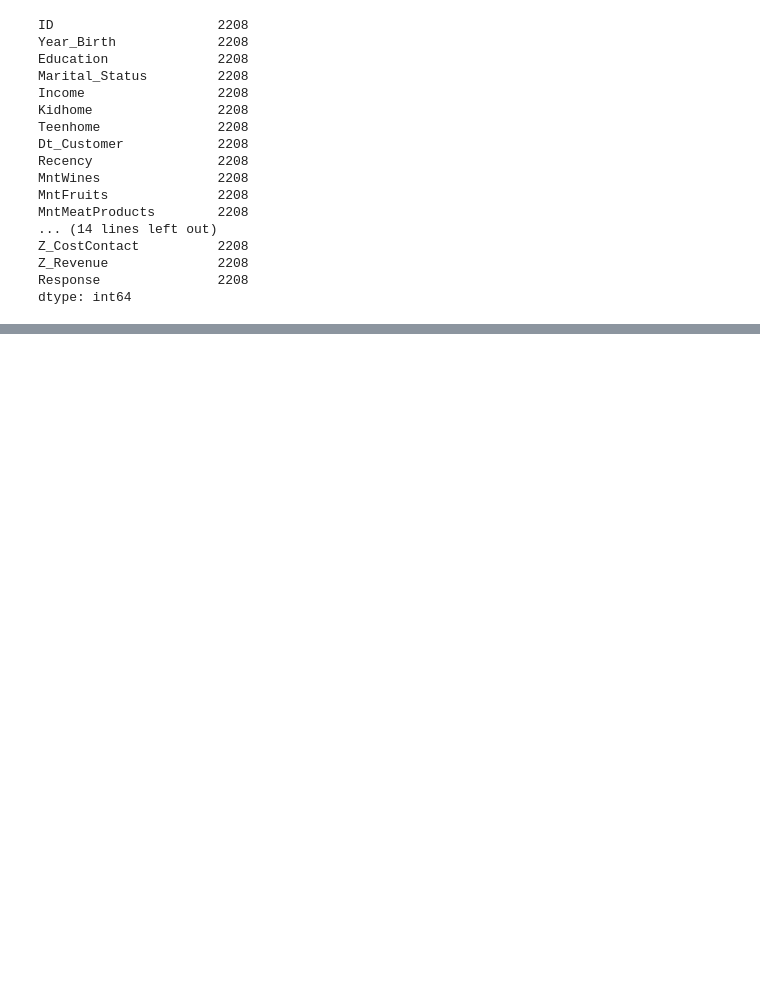
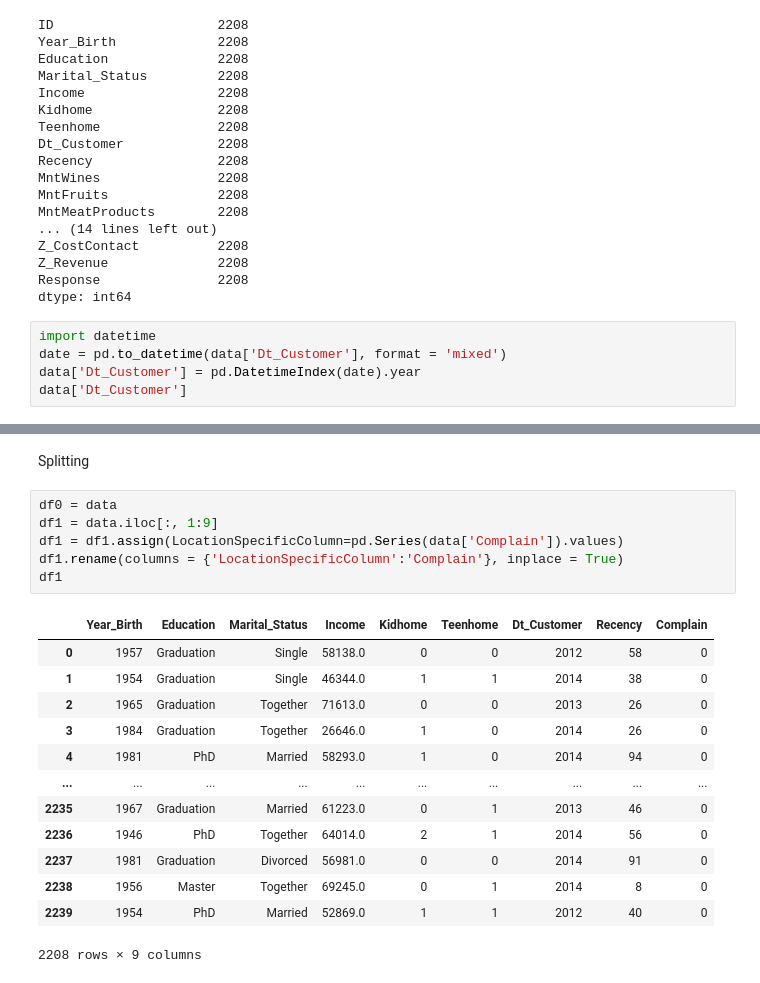
Before and after one commit to mkhadikn/Data-Analysis-and-Science, a Jupyter notebook: Company's_Ideal_Customers(Marketing_Strategy).ipynb, the cells around one changed output, grey strips where cells are left out. Drawn from its saved outputs; the diff is of its cells as text; blank space fills up the shorter version.

```diff
--- a/Company's_Ideal_Customers(Marketing_Strategy).ipynb
+++ b/Company's_Ideal_Customers(Marketing_Strategy).ipynb
@@ -554,3 +546,8 @@ Z_CostContact          2208
 Z_Revenue              2208
 Response               2208
 dtype: int64
+# %%
+import datetime
+date = pd.to_datetime(data['Dt_Customer'], format = 'mixed')
+data['Dt_Customer'] = pd.DatetimeIndex(date).year
+data['Dt_Customer']
@@ -556,0 +567,22 @@ dtype: int64
+# %% [markdown]
+Splitting
+# %%
+df0 = data
+df1 = data.iloc[:, 1:9]
+df1 = df1.assign(LocationSpecificColumn=pd.Series(data['Complain']).values)
+df1.rename(columns = {'LocationSpecificColumn':'Complain'}, inplace = True)
+df1
+# %% [output]
+|  | Year_Birth | Education | Marital_Status | Income | Kidhome | Teenhome | Dt_Customer | Recency | Complain |
+| 0 | 1957 | Graduation | Single | 58138.0 | 0 | 0 | 2012 | 58 | 0 |
+| 1 | 1954 | Graduation | Single | 46344.0 | 1 | 1 | 2014 | 38 | 0 |
+| 2 | 1965 | Graduation | Together | 71613.0 | 0 | 0 | 2013 | 26 | 0 |
+| 3 | 1984 | Graduation | Together | 26646.0 | 1 | 0 | 2014 | 26 | 0 |
+| 4 | 1981 | PhD | Married | 58293.0 | 1 | 0 | 2014 | 94 | 0 |
+| ... | ... | ... | ... | ... | ... | ... | ... | ... | ... |
+| 2235 | 1967 | Graduation | Married | 61223.0 | 0 | 1 | 2013 | 46 | 0 |
+| 2236 | 1946 | PhD | Together | 64014.0 | 2 | 1 | 2014 | 56 | 0 |
+| 2237 | 1981 | Graduation | Divorced | 56981.0 | 0 | 0 | 2014 | 91 | 0 |
+| 2238 | 1956 | Master | Together | 69245.0 | 0 | 1 | 2014 | 8 | 0 |
+| 2239 | 1954 | PhD | Married | 52869.0 | 1 | 1 | 2012 | 40 | 0 |
+2208 rows × 9 columns
```
Also changed, not shown: parts of 21 cells of this notebook.
